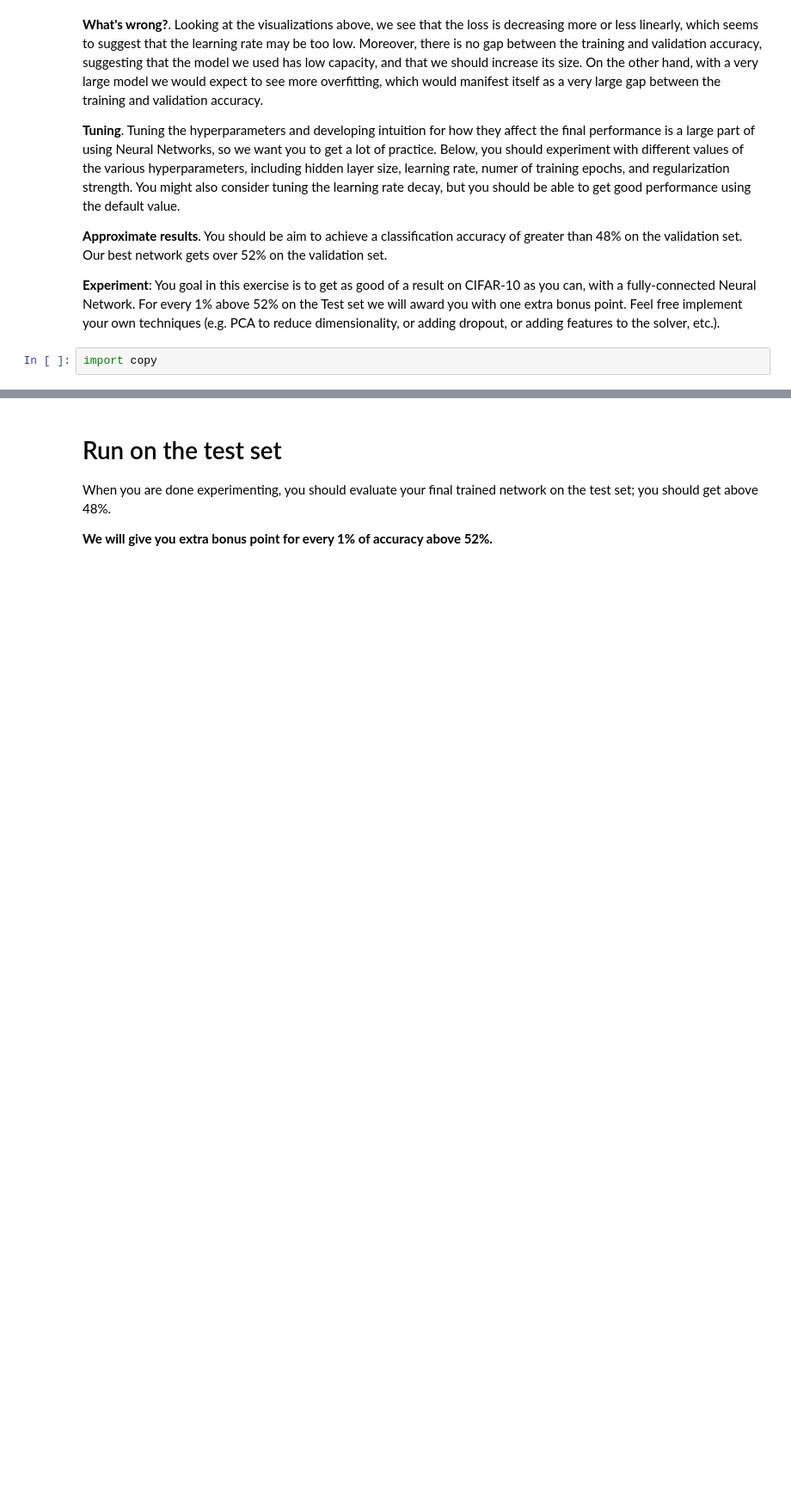
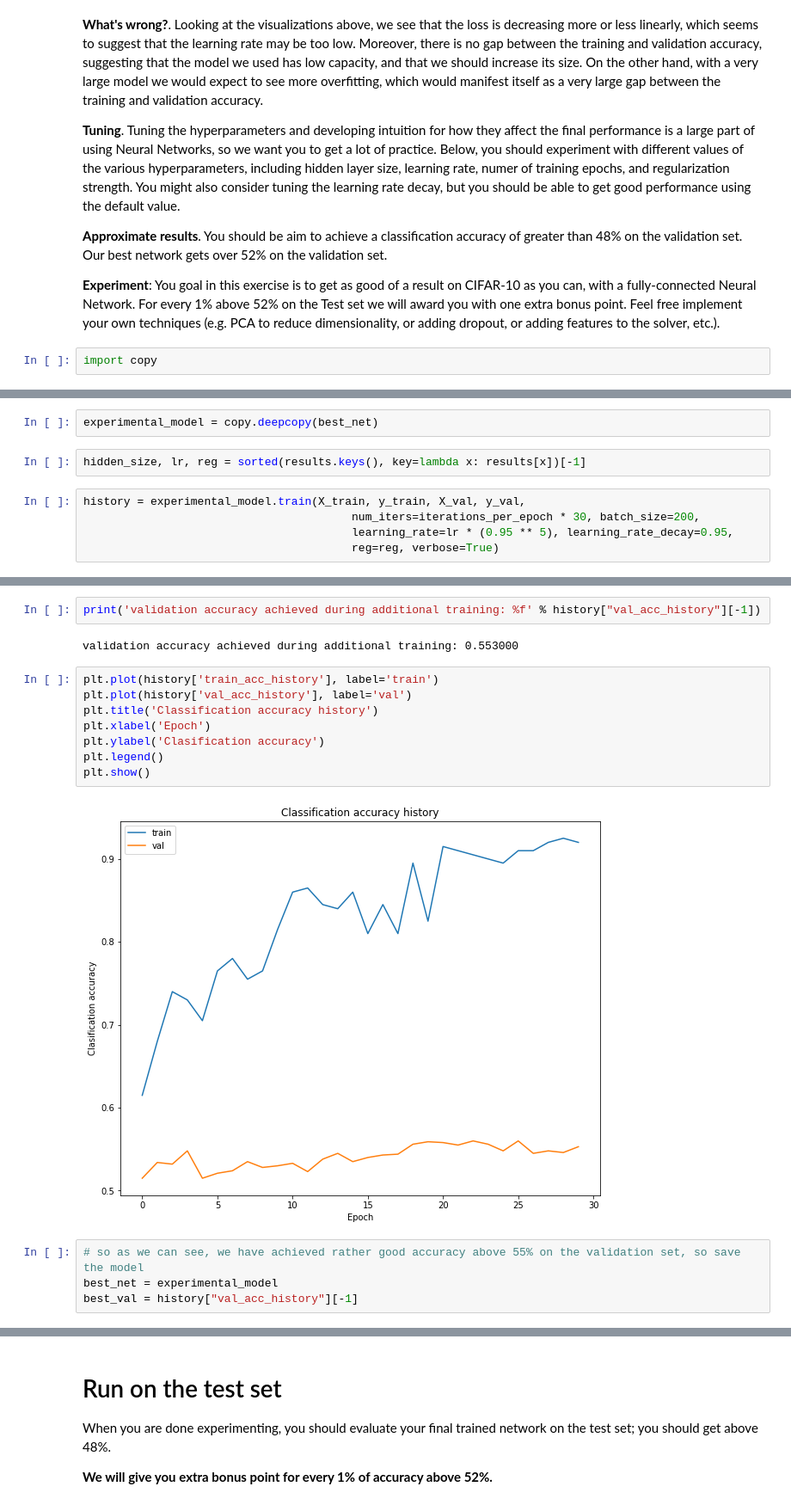
Before and after one commit to artbataev/cs231n, a Jupyter notebook: assignments2017/assignment1/4_two_layer_net.ipynb, the cells around one changed output, grey strips where cells are left out. Shown at 86% size. Cells and saved outputs as stored; diff of their text form; blank space fills up the shorter version.

Commit message:
Finished Assignment 1 - 2-layer Net, achieved accuracy 53.8% on the test set.

```diff
--- a/assignments2017/assignment1/4_two_layer_net.ipynb
+++ b/assignments2017/assignment1/4_two_layer_net.ipynb
@@ -359,0 +356,9 @@ KeyboardInterrupt:
+# %%
+experimental_model = copy.deepcopy(best_net)
+# %%
+hidden_size, lr, reg = sorted(results.keys(), key=lambda x: results[x])[-1]
+# %%
+history = experimental_model.train(X_train, y_train, X_val, y_val,
+                                        num_iters=iterations_per_epoch * 30, batch_size=200,
+                                        learning_rate=lr * (0.95 ** 5), learning_rate_decay=0.95,
+                                        reg=reg, verbose=True)
@@ -360,3 +383,21 @@ KeyboardInterrupt:
+# %%
+print('validation accuracy achieved during additional training: %f' % history["val_acc_history"][-1])
+# %% [output]
+validation accuracy achieved during additional training: 0.553000
+# %%
+plt.plot(history['train_acc_history'], label='train')
+plt.plot(history['val_acc_history'], label='val')
+plt.title('Classification accuracy history')
+plt.xlabel('Epoch')
+plt.ylabel('Clasification accuracy')
+plt.legend()
+plt.show()
+# %% [output]
+[figure, added]
+# %%
+# so as we can see, we have achieved rather good accuracy above 55% on the validation set, so save the model
+best_net = experimental_model
+best_val = history["val_acc_history"][-1]
 # %%
 # visualize the weights of the best network
 show_net_weights(best_net)
```
Also changed, not shown: parts of 8 cells of this notebook, 2 other files.
